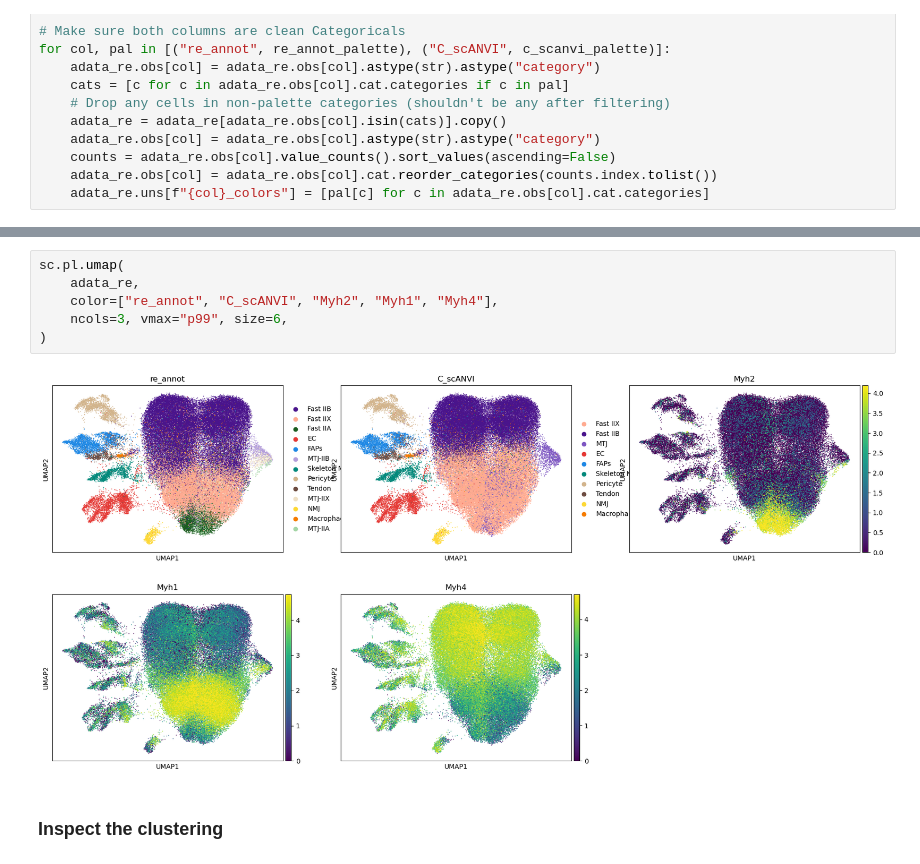
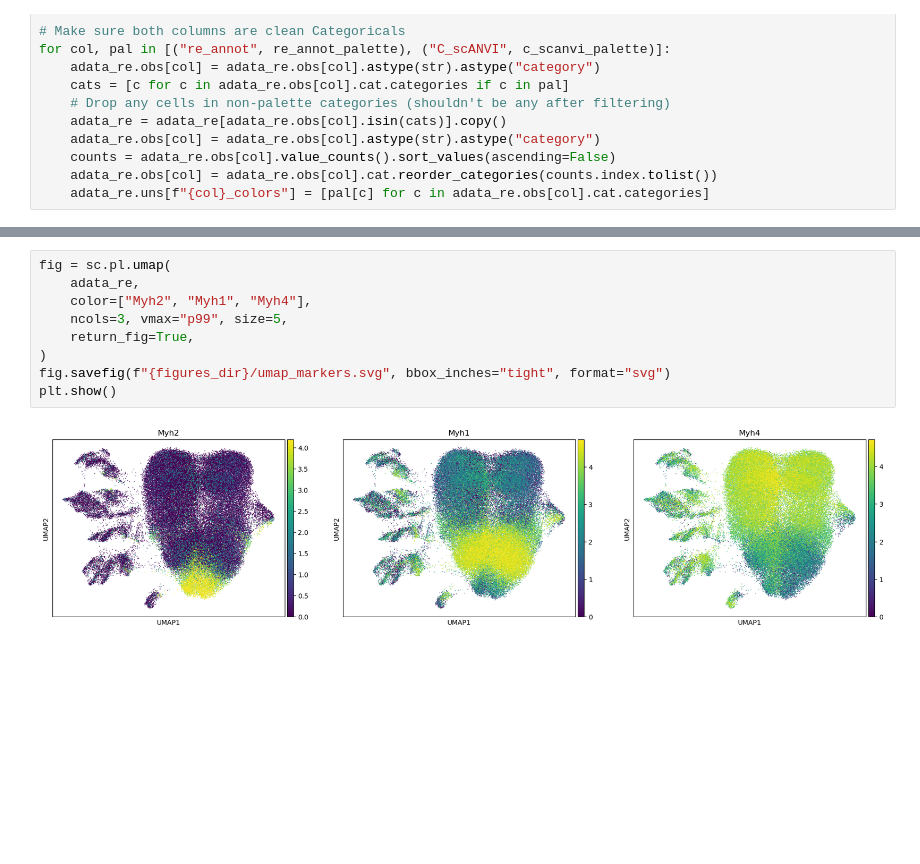
Before and after one commit to sachha-naksha/TA_muscle_ageing, a Jupyter notebook: py_scripts/2_single_nuc_inspection/re_cluster.ipynb, the cells around one changed output, grey strips where cells are left out. Drawn from its saved outputs; the diff is of its cells as text; blank space fills up the shorter version.

```diff
--- a/py_scripts/2_single_nuc_inspection/re_cluster.ipynb
+++ b/py_scripts/2_single_nuc_inspection/re_cluster.ipynb
@@ -196,10 +207,11 @@ for col, pal in [("re_annot", re_annot_palette), ("C_scANVI", c_scanvi_palette)]
 # %%
-sc.pl.umap(
+fig = sc.pl.umap(
     adata_re,
-    color=["re_annot", "C_scANVI", "Myh2", "Myh1", "Myh4"],
-    ncols=3, vmax="p99", size=6,
+    color=["Myh2", "Myh1", "Myh4"],
+    ncols=3, vmax="p99", size=5,
+    return_fig=True,
 )
+fig.savefig(f"{figures_dir}/umap_markers.svg", bbox_inches="tight", format="svg")
+plt.show()
 # %% [output]
-[figure, old version]
+[figure, new version]
-# %% [markdown]
-### Inspect the clustering
```
Also changed, not shown: parts of 23 cells of this notebook.
